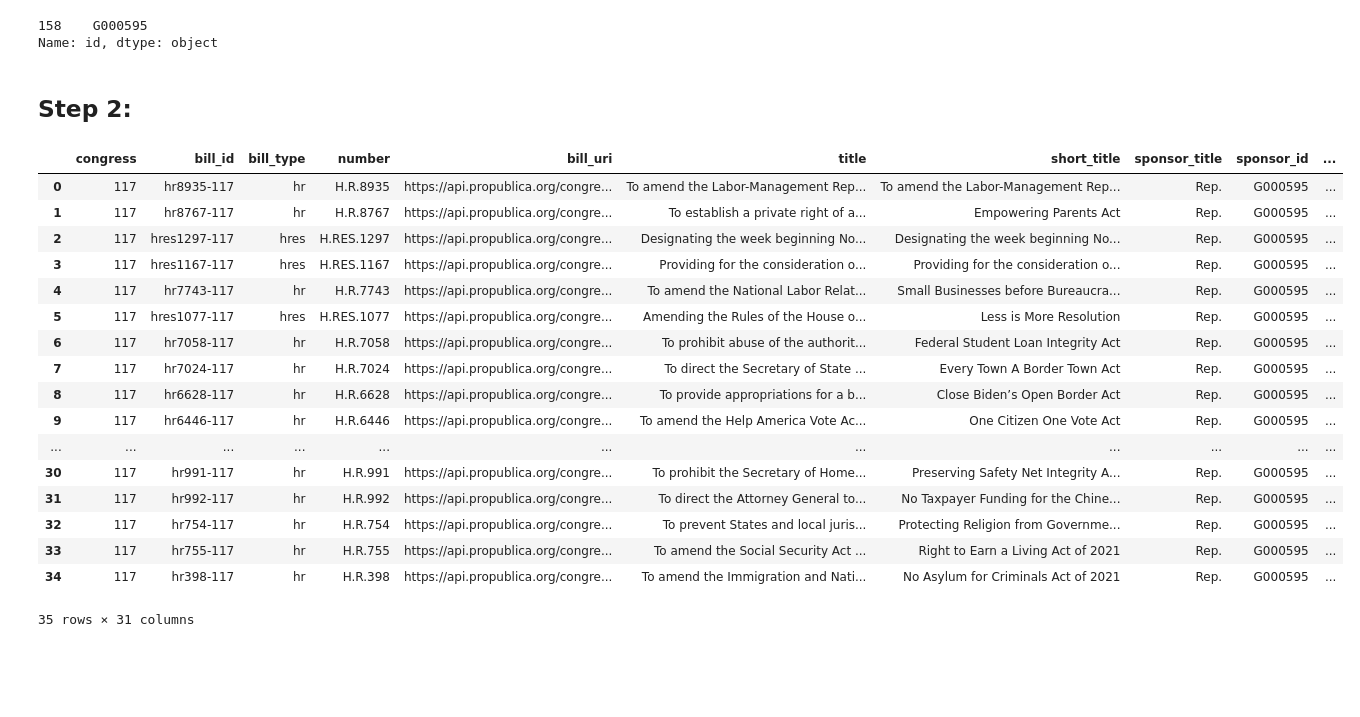
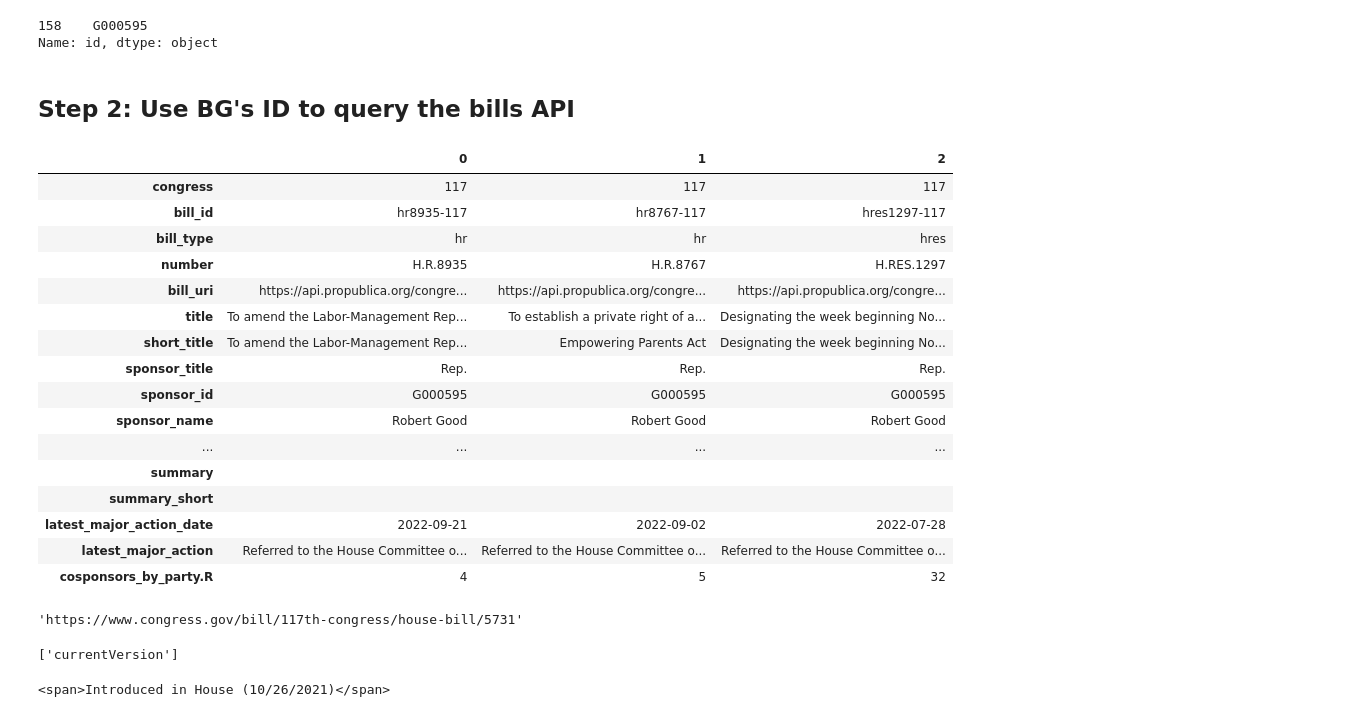
Before and after one commit to beauleblond/contrans, a Jupyter notebook: app/bills.ipynb, the cells around one changed output. Cells and saved outputs as stored; diff of their text form; code cells hidden in the pictures; blank space fills up the shorter version.

```diff
--- a/app/bills.ipynb
+++ b/app/bills.ipynb
@@ -59,7 +60,7 @@ Name: id, dtype: object
 # %%
 bobgoodid = bobgood.reset_index()['id'][0]
 # %% [markdown]
-## Step 2:
+## Step 2: Use BG's ID to query the bills API
 # %%
 endpoint = '/congress/v1/members/{memberid}/bills/{billtype}.json'.format(memberid = bobgoodid,
                                                                       billtype = 'introduced')
@@ -75,24 +76,27 @@ myjson = json.loads(r.text)
 bgbills2 = pd.json_normalize(myjson, record_path= ['results', 'bills'])
 # %%
 bgbills = pd.concat([bgbills1, bgbills2], ignore_index=True)
-bgbills
+bgbills.head(3).T
 # %% [output]
-|  | congress | bill_id | bill_type | number | bill_uri | title | short_title | sponsor_title | sponsor_id | ... |
-| 0 | 117 | hr8935-117 | hr | H.R.8935 | https://api.propublica.org/congre... | To amend the Labor-Management Rep... | To amend the Labor-Management Rep... | Rep. | G000595 | ... |
-| 1 | 117 | hr8767-117 | hr | H.R.8767 | https://api.propublica.org/congre... | To establish a private right of a... | Empowering Parents Act | Rep. | G000595 | ... |
-| 2 | 117 | hres1297-117 | hres | H.RES.1297 | https://api.propublica.org/congre... | Designating the week beginning No... | Designating the week beginning No... | Rep. | G000595 | ... |
-| 3 | 117 | hres1167-117 | hres | H.RES.1167 | https://api.propublica.org/congre... | Providing for the consideration o... | Providing for the consideration o... | Rep. | G000595 | ... |
-| 4 | 117 | hr7743-117 | hr | H.R.7743 | https://api.propublica.org/congre... | To amend the National Labor Relat... | Small Businesses before Bureaucra... | Rep. | G000595 | ... |
-| 5 | 117 | hres1077-117 | hres | H.RES.1077 | https://api.propublica.org/congre... | Amending the Rules of the House o... | Less is More Resolution | Rep. | G000595 | ... |
-| 6 | 117 | hr7058-117 | hr | H.R.7058 | https://api.propublica.org/congre... | To prohibit abuse of the authorit... | Federal Student Loan Integrity Act | Rep. | G000595 | ... |
-| 7 | 117 | hr7024-117 | hr | H.R.7024 | https://api.propublica.org/congre... | To direct the Secretary of State ... | Every Town A Border Town Act | Rep. | G000595 | ... |
-| 8 | 117 | hr6628-117 | hr | H.R.6628 | https://api.propublica.org/congre... | To provide appropriations for a b... | Close Biden’s Open Border Act | Rep. | G000595 | ... |
-| 9 | 117 | hr6446-117 | hr | H.R.6446 | https://api.propublica.org/congre... | To amend the Help America Vote Ac... | One Citizen One Vote Act | Rep. | G000595 | ... |
-| ... | ... | ... | ... | ... | ... | ... | ... | ... | ... | ... |
-| 30 | 117 | hr991-117 | hr | H.R.991 | https://api.propublica.org/congre... | To prohibit the Secretary of Home... | Preserving Safety Net Integrity A... | Rep. | G000595 | ... |
-| 31 | 117 | hr992-117 | hr | H.R.992 | https://api.propublica.org/congre... | To direct the Attorney General to... | No Taxpayer Funding for the Chine... | Rep. | G000595 | ... |
-| 32 | 117 | hr754-117 | hr | H.R.754 | https://api.propublica.org/congre... | To prevent States and local juris... | Protecting Religion from Governme... | Rep. | G000595 | ... |
-| 33 | 117 | hr755-117 | hr | H.R.755 | https://api.propublica.org/congre... | To amend the Social Security Act ... | Right to Earn a Living Act of 2021 | Rep. | G000595 | ... |
-| 34 | 117 | hr398-117 | hr | H.R.398 | https://api.propublica.org/congre... | To amend the Immigration and Nati... | No Asylum for Criminals Act of 2021 | Rep. | G000595 | ... |
+|  | 0 | 1 | 2 |
+| congress | 117 | 117 | 117 |
+| bill_id | hr8935-117 | hr8767-117 | hres1297-117 |
+| bill_type | hr | hr | hres |
+| number | H.R.8935 | H.R.8767 | H.RES.1297 |
+| bill_uri | https://api.propublica.org/congre... | https://api.propublica.org/congre... | https://api.propublica.org/congre... |
+| title | To amend the Labor-Management Rep... | To establish a private right of a... | Designating the week beginning No... |
+| short_title | To amend the Labor-Management Rep... | Empowering Parents Act | Designating the week beginning No... |
+| sponsor_title | Rep. | Rep. | Rep. |
+| sponsor_id | G000595 | G000595 | G000595 |
+| sponsor_name | Robert Good | Robert Good | Robert Good |
+| ... | ... | ... | ... |
+| summary |  |  |  |
+| summary_short |  |  |  |
+| latest_major_action_date | 2022-09-21 | 2022-09-02 | 2022-07-28 |
+| latest_major_action | Referred to the House Committee o... | Referred to the House Committee o... | Referred to the House Committee o... |
+| cosponsors_by_party.R | 4 | 5 | 32 |
-35 rows × 31 columns
+# %%
+bgbills['congressdotgov_url'][11]
+# %% [output]
+'https://www.congress.gov/bill/117th-congress/house-bill/5731'
 # %%
@@ -102,3 +106,11 @@ r = requests.get(urltoscrape,
                headers = {'User-Agent': useragent,
                          'From': 'bwl5cd@virginia.edu'})
 my_html = BeautifulSoup(r.text, 'html.parser')
+# %%
+my_html.find_all('h3', 'currentVersion')[0]['class']
+# %% [output]
+['currentVersion']
+# %%
+my_html.find_all('h3', 'currentVersion')[0].span
+# %% [output]
+<span>Introduced in House (10/26/2021)</span>
```
Also changed, not shown: parts of 11 cells of this notebook.
